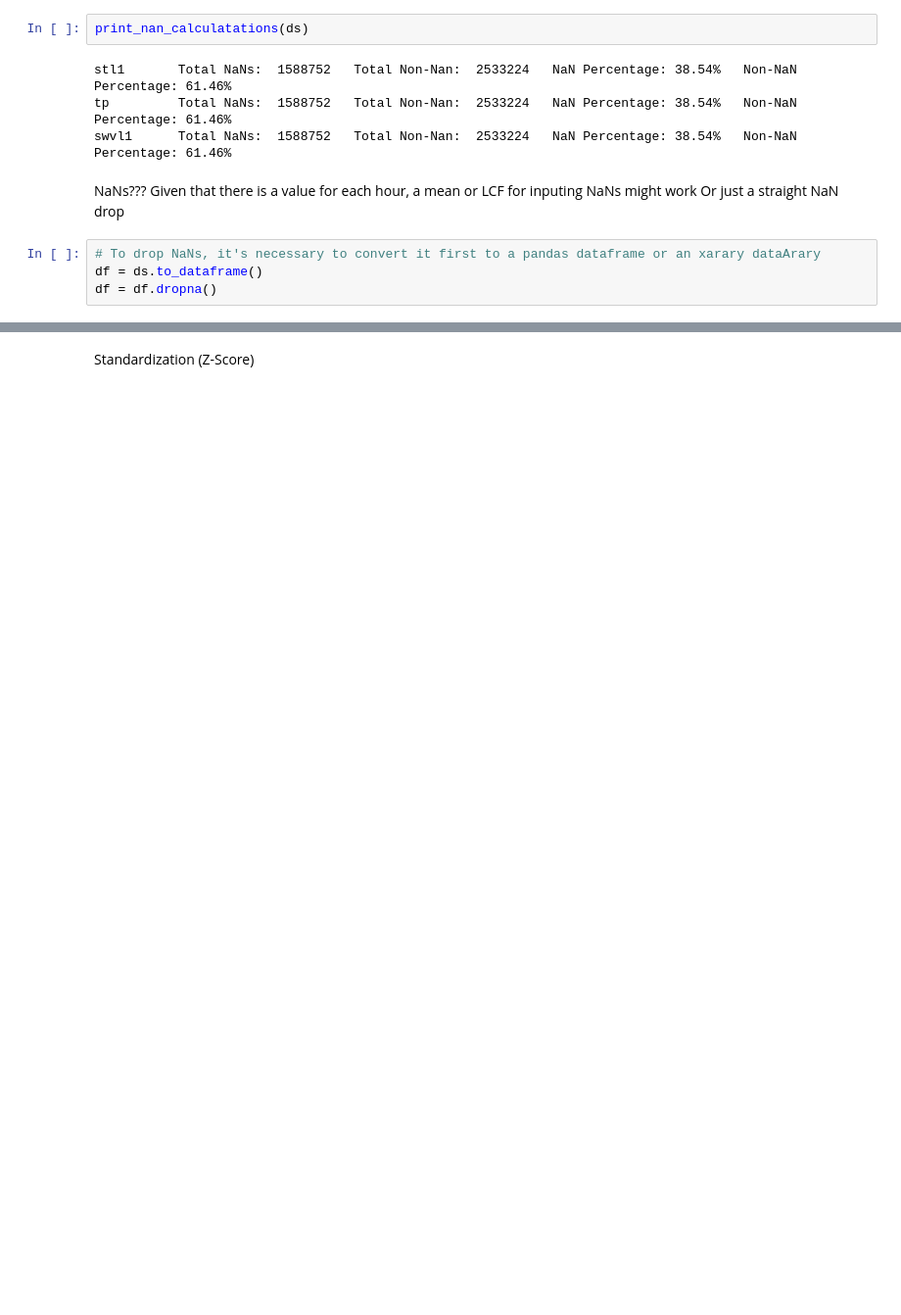
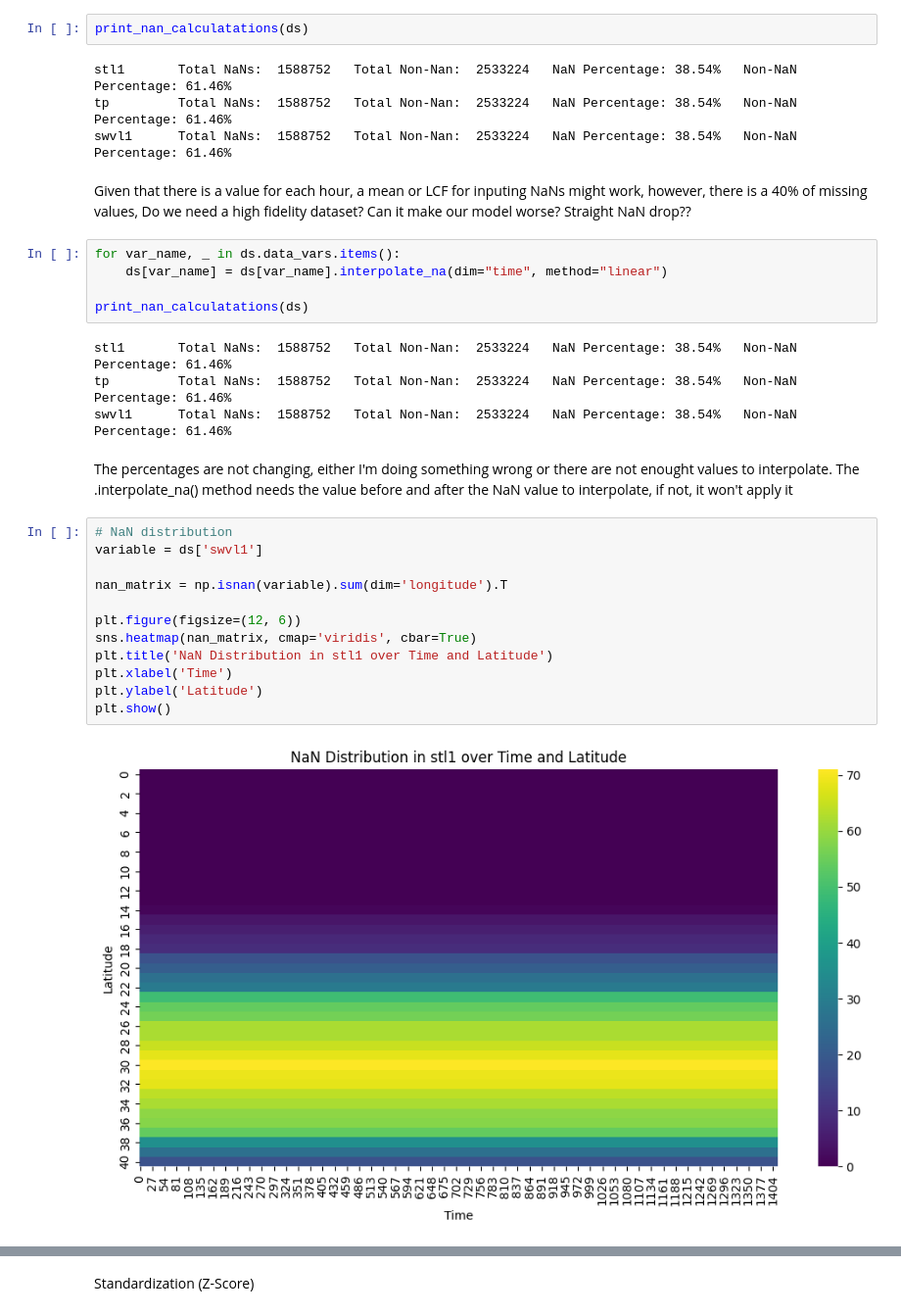
Before and after one commit to Zrive/zrive-ds-4q23-olive, a Jupyter notebook: notebooks/initial_climate_data_eda.ipynb, the cells around one changed output, grey strips where cells are left out. Shown at 98% size. Cells and saved outputs as stored; diff of their text form; blank space fills up the shorter version.

```diff
--- a/notebooks/initial_climate_data_eda.ipynb
+++ b/notebooks/initial_climate_data_eda.ipynb
@@ -86,10 +117,32 @@ stl1       Total NaNs:  1588752   Total Non-Nan:  2533224   NaN Percentage: 38.5
 tp         Total NaNs:  1588752   Total Non-Nan:  2533224   NaN Percentage: 38.54%   Non-NaN Percentage: 61.46%
 swvl1      Total NaNs:  1588752   Total Non-Nan:  2533224   NaN Percentage: 38.54%   Non-NaN Percentage: 61.46%
 # %% [markdown]
-NaNs???
-Given that there is a value for each hour, a mean or LCF for inputing NaNs might work
-Or just a straight NaN drop
+Given that there is a value for each hour, a mean or LCF for inputing NaNs might work, however, there is a 40% of missing values,
+Do we need a high fidelity dataset? Can it make our model worse?
+Straight NaN drop??
-# %%
-# To drop NaNs, it's necessary to convert it first to a pandas dataframe or an xarary dataArary
-df = ds.to_dataframe()
-df = df.dropna()
+# %%
+for var_name, _ in ds.data_vars.items():
+    ds[var_name] = ds[var_name].interpolate_na(dim="time", method="linear")
+
+print_nan_calculatations(ds)
+# %% [output]
+stl1       Total NaNs:  1588752   Total Non-Nan:  2533224   NaN Percentage: 38.54%   Non-NaN Percentage: 61.46%
+tp         Total NaNs:  1588752   Total Non-Nan:  2533224   NaN Percentage: 38.54%   Non-NaN Percentage: 61.46%
+swvl1      Total NaNs:  1588752   Total Non-Nan:  2533224   NaN Percentage: 38.54%   Non-NaN Percentage: 61.46%
+# %% [markdown]
+The percentages are not changing, either I'm doing something wrong or there are not enought values to interpolate.
+The .interpolate_na() method needs the value before and after the NaN value to interpolate, if not, it won't apply it
+# %%
+# NaN distribution
+variable = ds['swvl1']
+
+nan_matrix = np.isnan(variable).sum(dim='longitude').T
+
+plt.figure(figsize=(12, 6))
+sns.heatmap(nan_matrix, cmap='viridis', cbar=True)
+plt.title('NaN Distribution in stl1 over Time and Latitude')
+plt.xlabel('Time')
+plt.ylabel('Latitude')
+plt.show()
+# %% [output]
+[figure, added]
```
Also changed, not shown: parts of 27 cells of this notebook, 2 other files.
